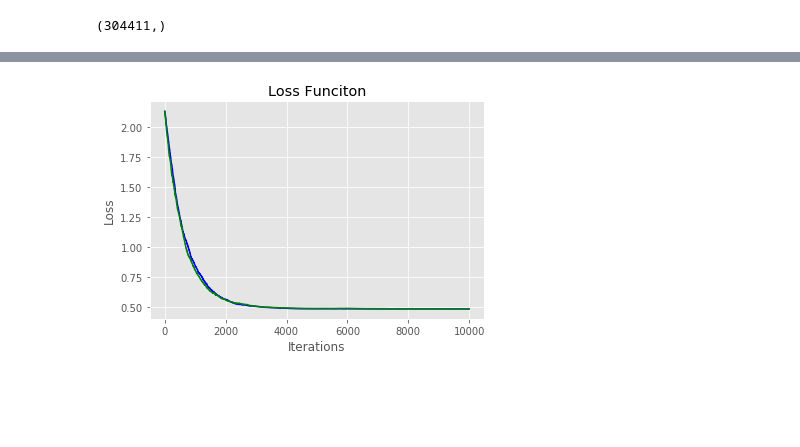
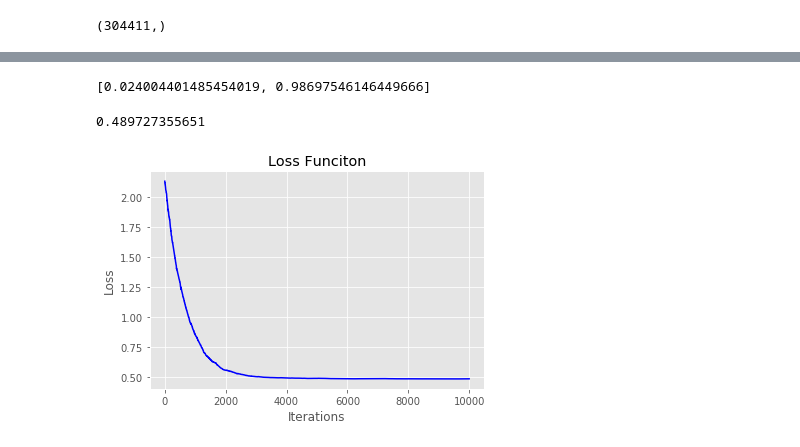
Before and after one commit to garvit-a/FODS---Project, a Jupyter notebook: FODS-1-np.ipynb, the cells around one changed output, grey strips where cells are left out. Saved outputs shown, nothing was run; the diff lists cells and outputs as text; code cells hidden in the pictures; blank space fills up the shorter version.

```diff
--- a/FODS-1-np.ipynb
+++ b/FODS-1-np.ipynb
@@ -81,26 +93,21 @@ print(w.dot(X_train.T).shape)
 
 alpha =0.01
 itns = 1000
-
+counter = []
 losses = []
 
 w = np.array([0,1,1])
 print(w)
 for i in range(itns):
     y_hat = w.dot(X_train.T)
-    loss_ = lossfunc(X_train,w,y_train)
-    losses.append(loss_)
-#     print((y_hat - y_train)[:10])
-#     print(w.dot(X_train.T).shape)
 
     if i%20 == 0:
+        loss_ = lossfunc(X_train,w,y_train)
+        losses.append(loss_)
+        counter.append(i)
         print("iteration: {} loss : {}" .format(i,loss_))
-#     print(y_hat.shape, y.shape)
     w_der = (y_hat-y_train)*(X_train.T)
-#     print(w_der.shape)
     w_der_norm = np.mean(w_der, axis = 1)
-#     print(w_der.shape)
-#     print(w_der_norm.shape)
     w = w - alpha*w_der_norm
 
 print(w)
@@ -125,24 +131,0 @@ iteration: 980 loss : 0.4865129777669215
-# %%
-# Gradient Descent
-
-alpha =0.01
-itns = 1000
-
-losses_test = []
-
-w = np.array([0,1,1])
-print(w)
-for i in range(itns):
-    y_hat = w.dot(X_test.T)
-    loss_ = lossfunc(X_test,w,y_test)
-    losses_test.append(loss_)
-
-    if i%20 == 0:
-        print("iteration: {} loss : {}" .format(i,loss_))
-
-    w_der = (y_hat-y_test)*(X_test.T)
-
-    w_der_norm = np.mean(w_der, axis = 1)
-    w = w - alpha*w_der_norm
-
-print(w)
@@ -246,10 +187,20 @@ iteration: 8000 loss : 0.48817932705137446
+# %%
+RSq_RMS(w,X_train,y_train)
+# %% [output]
+[0.024004401485454019, 0.98697546146449666]
+# %%
+# Stochastic Gradient Descent for testing
+
+loss_sgd_test = lossfunc(X_test, w, y_test)
+print(loss_sgd_test)
+# %% [output]
+0.489727355651
 # %%
 plt.plot(losses_st, 'b')
-plt.plot(losses_stest, 'g')
 plt.xlabel('Iterations')
 plt.ylabel('Loss')
 plt.title('Loss Funciton')
 plt.show()
 # %% [output]
-[figure, old version]
+[figure, new version]
 # %%
```
Also changed, not shown: parts of 27 cells of this notebook.
